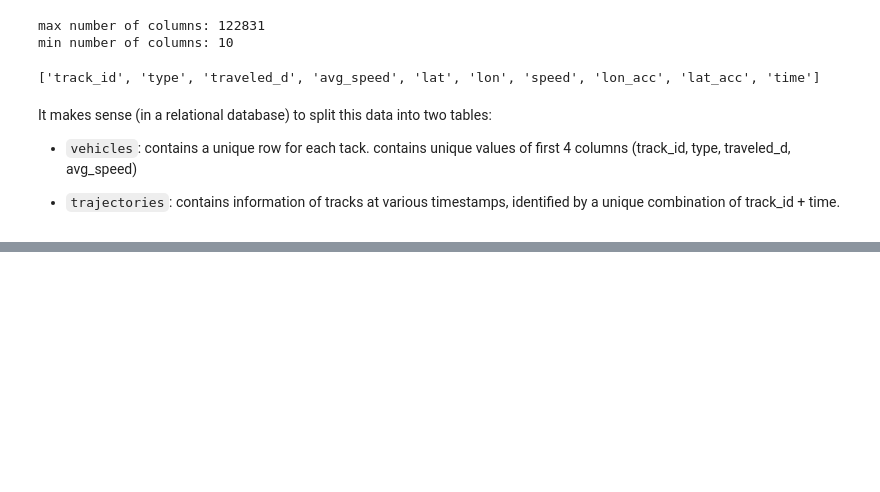
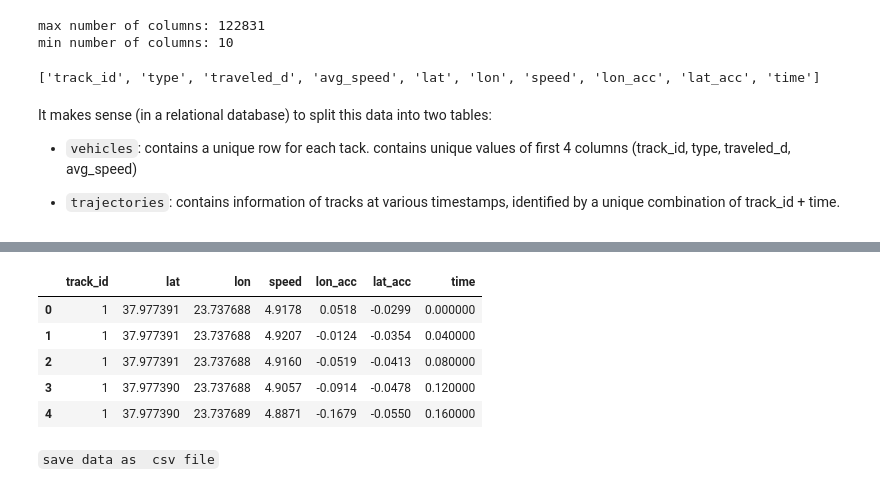
Before and after one commit to niyotham/datawarehouse-aws_s3-airflow-dbt, a Jupyter notebook: notebooks/etl.ipynb, the cells around one changed output, grey strips where cells are left out. Drawn from its saved outputs; the diff is of its cells as text; code cells hidden in the pictures; blank space fills up the shorter version.

Commit message:
continue etl

```diff
--- a/notebooks/etl.ipynb
+++ b/notebooks/etl.ipynb
@@ -81,3 +83,39 @@ It makes sense (in a relational database) to split this data into two tables:
 # %%
 col_vehicle = columns[:4]
 col_trajectory = columns[:1] + columns[4:]
+# %%
+data_file = "../data/20181024_d1_0830_0900.csv"
+
+sep = ';'
+
+vehicle_list = []
+trajectory_list = []
+# lines_tmp=[]
+with open(data_file,'r') as file:
+    # ignore the first line because is  column names
+    lines = file.readlines()
+    lines= lines[1:]
+    # lines_tmp.append(lines)
+
+    for indx, line in enumerate(lines):
+        # remove trailing spaces
+        line = line.strip('\n').strip(' ')
+        # split the line into seperate records
+        values=[ value.strip(' ') for value in line.split(sep) if value]
+
+        # first 4 values are vehicle data and the rest are trajectory data
+        vehicle_list.append(values[:4])
+        traj = values[4:]
+
+        #number of timestamps
+        stamps= int(len(traj)/6)
+        # print(int(len(traj)/6))
+        try:
+            # insert trajectory data
+            assert((len(traj) % 6) == 0)
+            # concatinate the of every 6th columns
+            trajectory_list = trajectory_list + [ values[:1] + traj[6*i: 6*(i+1)] for i in range(stamps)  ]
+
+        except:
+            print(f"Error in reading trajectory data at line {indx}")
+            continue
@@ -83,0 +170,13 @@ col_trajectory = columns[:1] + columns[4:]
+# %%
+df_trajectory = pd.DataFrame(data= trajectory_list ,columns=col_trajectory)
+
+df_trajectory.head()
+# %% [output]
+|  | track_id | lat | lon | speed | lon_acc | lat_acc | time |
+| 0 | 1 | 37.977391 | 23.737688 | 4.9178 | 0.0518 | -0.0299 | 0.000000 |
+| 1 | 1 | 37.977391 | 23.737688 | 4.9207 | -0.0124 | -0.0354 | 0.040000 |
+| 2 | 1 | 37.977391 | 23.737688 | 4.9160 | -0.0519 | -0.0413 | 0.080000 |
+| 3 | 1 | 37.977390 | 23.737688 | 4.9057 | -0.0914 | -0.0478 | 0.120000 |
+| 4 | 1 | 37.977390 | 23.737689 | 4.8871 | -0.1679 | -0.0550 | 0.160000 |
+# %% [markdown]
+`save data as  csv file`
```
Also changed, not shown: parts of 6 cells of this notebook.
